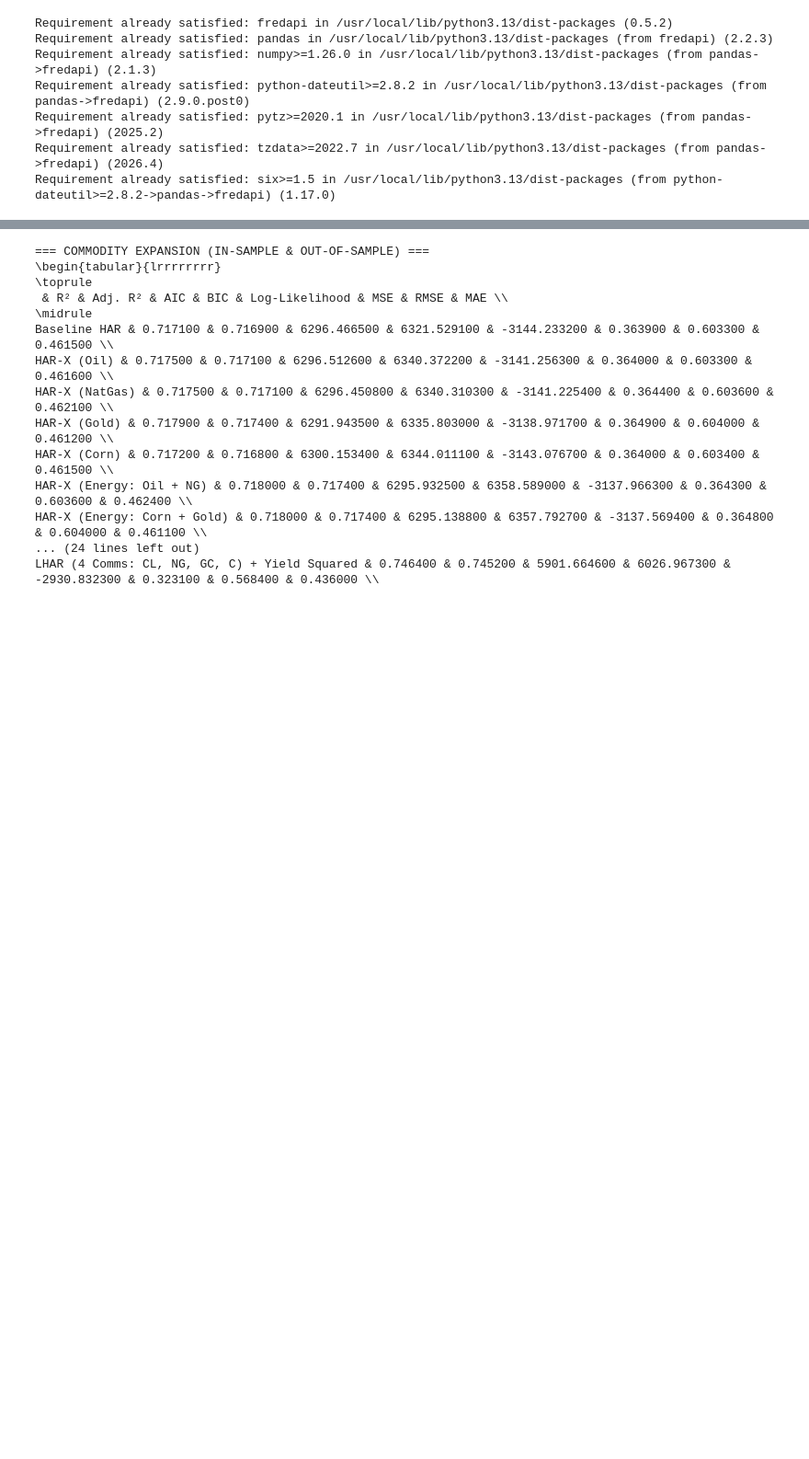
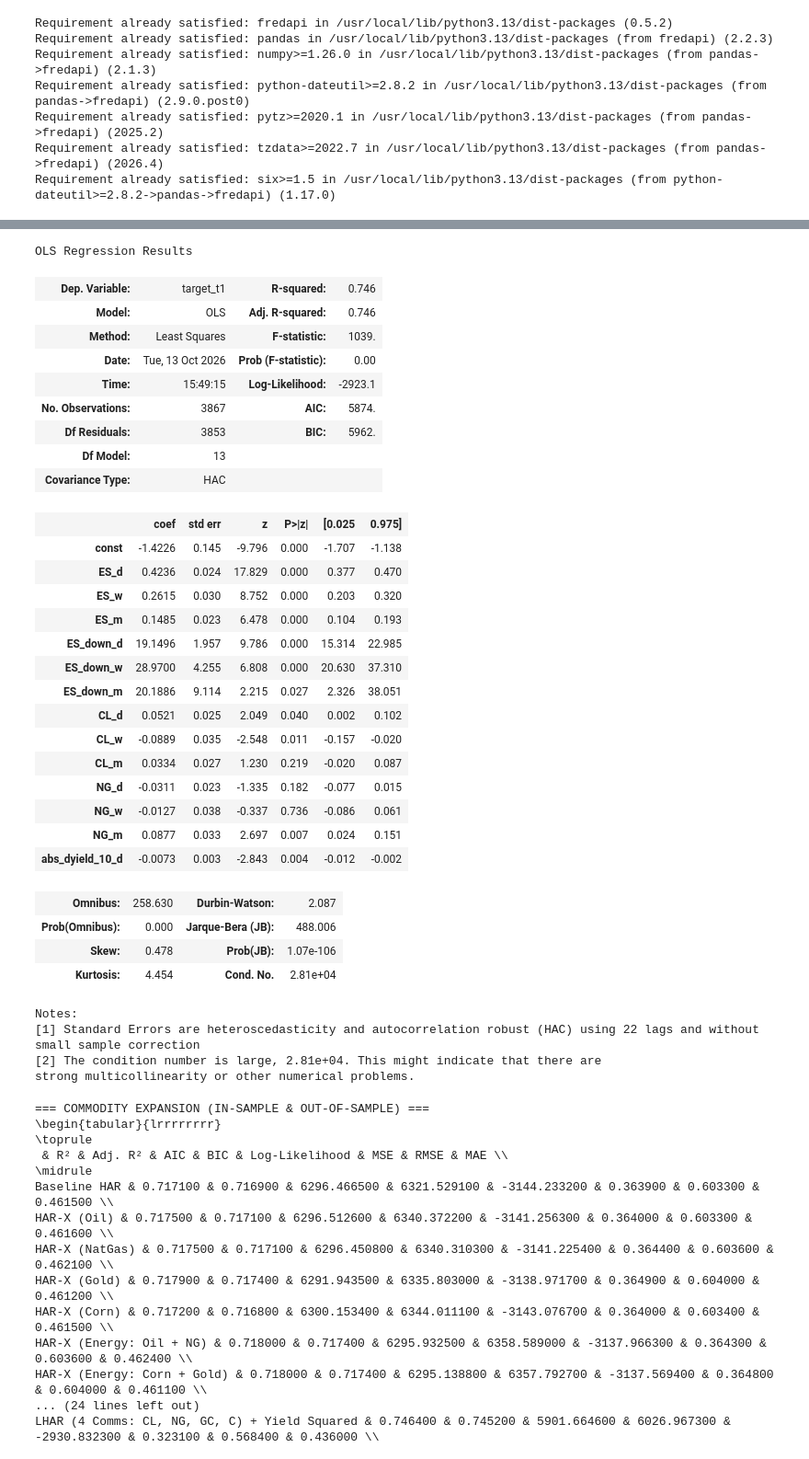
Before and after one commit to Deangr-econ/Quant_methods_project, a Jupyter notebook: HAR_QTFE.ipynb, the cells around one changed output, grey strips where cells are left out. Shown at 92% size. Drawn from its saved outputs; the diff is of its cells as text; code cells hidden in the pictures; blank space fills up the shorter version.

```diff
--- a/HAR_QTFE.ipynb
+++ b/HAR_QTFE.ipynb
@@ -191,6 +138,6 @@ plt.show()
 # %%
 def fit_har_x(
-    df_wide,
+    df_wide_m,
     target="ES",
     exog_symbols=None,
     extra_exog=None,
@@ -209,18 +156,18 @@ def fit_har_x(
         extra_exog = []
 
     # 1. Target: tomorrow's realized volatility (t+1)
-    y_target = df_wide[f"{metric}_{target}"].shift(-1)
+    y_target = df_wide_m[f"{metric}_{target}"].shift(-1)
 
     # 2. Endogenous HAR components for target asset (at day t)
     X_dict = {
-        f"{target}_d": df_wide[f"{metric}_{target}"],
-        f"{target}_w": df_wide[f"{metric}_w_{target}"],
-        f"{target}_m": df_wide[f"{metric}_m_{target}"],
+        f"{target}_d": df_wide_m[f"{metric}_{target}"],
+        f"{target}_w": df_wide_m[f"{metric}_w_{target}"],
+        f"{target}_m": df_wide_m[f"{metric}_m_{target}"],
     }
 
     # 3. Leverage components (Corsi & Reno)
     if include_leverage:
-        ret = df_wide[f"ret_{target}"] / 100.0
+        ret = df_wide_m[f"ret_{target}"] / 100.0
         ret_w = ret.rolling(5).mean()
         ret_m = ret.rolling(22).mean()
 
@@ -231,15 +178,15 @@ def fit_har_x(
     # 4. Standard Exogenous Regressors (Commodities)
     for sym in exog_symbols:
         if include_exog_horizons:
-            X_dict[f"{sym}_d"] = df_wide[f"{metric}_{sym}"]
-            X_dict[f"{sym}_w"] = df_wide[f"{metric}_w_{sym}"]
-            X_dict[f"{sym}_m"] = df_wide[f"{metric}_m_{sym}"]
+            X_dict[f"{sym}_d"] = df_wide_m[f"{metric}_{sym}"]
+            X_dict[f"{sym}_w"] = df_wide_m[f"{metric}_w_{sym}"]
+            X_dict[f"{sym}_m"] = df_wide_m[f"{metric}_m_{sym}"]
         else:
-            X_dict[f"{sym}_d"] = df_wide[f"{metric}_{sym}"]
+            X_dict[f"{sym}_d"] = df_wide_m[f"{metric}_{sym}"]
 
     # 4b. Extra Exogenous Columns (Yield Volatility)
     for col in extra_exog:
-        series = df_wide[col]
+        series = df_wide_m[col]
         if include_extra_horizons:
             X_dict[f"{col}_d"] = series
             X_dict[f"{col}_w"] = series.rolling(5).mean()
@@ -545,3 +492,48 @@ LHAR (4 Comms: CL, NG, GC, C) + Yield Absolute  0.3230  0.5683  0.4362
+# %%
+m_lhar_energy_abs_x = fit_har_x(
+    df,
+    exog_symbols=["CL", "NG"],
+    extra_exog=["abs_dyield_10"],
+    include_exog_horizons=True,
+    include_extra_horizons=False,  # Enforces 1-day yield change
+    include_leverage=True,
+)
+# %%
+m_lhar_energy_abs_x.summary()
+# %% [output]
+OLS Regression Results
+| Dep. Variable: | target_t1 | R-squared: | 0.746 |
+| Model: | OLS | Adj. R-squared: | 0.746 |
+| Method: | Least Squares | F-statistic: | 1039. |
+| Date: | Tue, 13 Oct 2026 | Prob (F-statistic): | 0.00 |
+| Time: | 15:49:15 | Log-Likelihood: | -2923.1 |
+| No. Observations: | 3867 | AIC: | 5874. |
+| Df Residuals: | 3853 | BIC: | 5962. |
+| Df Model: | 13 |  |  |
+| Covariance Type: | HAC |  |  |
+|  | coef | std err | z | P>|z| | [0.025 | 0.975] |
+| const | -1.4226 | 0.145 | -9.796 | 0.000 | -1.707 | -1.138 |
+| ES_d | 0.4236 | 0.024 | 17.829 | 0.000 | 0.377 | 0.470 |
+| ES_w | 0.2615 | 0.030 | 8.752 | 0.000 | 0.203 | 0.320 |
+| ES_m | 0.1485 | 0.023 | 6.478 | 0.000 | 0.104 | 0.193 |
+| ES_down_d | 19.1496 | 1.957 | 9.786 | 0.000 | 15.314 | 22.985 |
+| ES_down_w | 28.9700 | 4.255 | 6.808 | 0.000 | 20.630 | 37.310 |
+| ES_down_m | 20.1886 | 9.114 | 2.215 | 0.027 | 2.326 | 38.051 |
+| CL_d | 0.0521 | 0.025 | 2.049 | 0.040 | 0.002 | 0.102 |
+| CL_w | -0.0889 | 0.035 | -2.548 | 0.011 | -0.157 | -0.020 |
+| CL_m | 0.0334 | 0.027 | 1.230 | 0.219 | -0.020 | 0.087 |
+| NG_d | -0.0311 | 0.023 | -1.335 | 0.182 | -0.077 | 0.015 |
+| NG_w | -0.0127 | 0.038 | -0.337 | 0.736 | -0.086 | 0.061 |
+| NG_m | 0.0877 | 0.033 | 2.697 | 0.007 | 0.024 | 0.151 |
+| abs_dyield_10_d | -0.0073 | 0.003 | -2.843 | 0.004 | -0.012 | -0.002 |
+| Omnibus: | 258.630 | Durbin-Watson: | 2.087 |
+| Prob(Omnibus): | 0.000 | Jarque-Bera (JB): | 488.006 |
+| Skew: | 0.478 | Prob(JB): | 1.07e-106 |
+| Kurtosis: | 4.454 | Cond. No. | 2.81e+04 |
+Notes:
+[1] Standard Errors are heteroscedasticity and autocorrelation robust (HAC) using 22 lags and without small sample correction
+[2] The condition number is large, 2.81e+04. This might indicate that there are
+strong multicollinearity or other numerical problems.
 # %%
 print("=== COMMODITY EXPANSION (IN-SAMPLE & OUT-OF-SAMPLE) ===")
 print(table_part1.round(4).to_latex())
```
Also changed, not shown: parts of 7 cells of this notebook.
